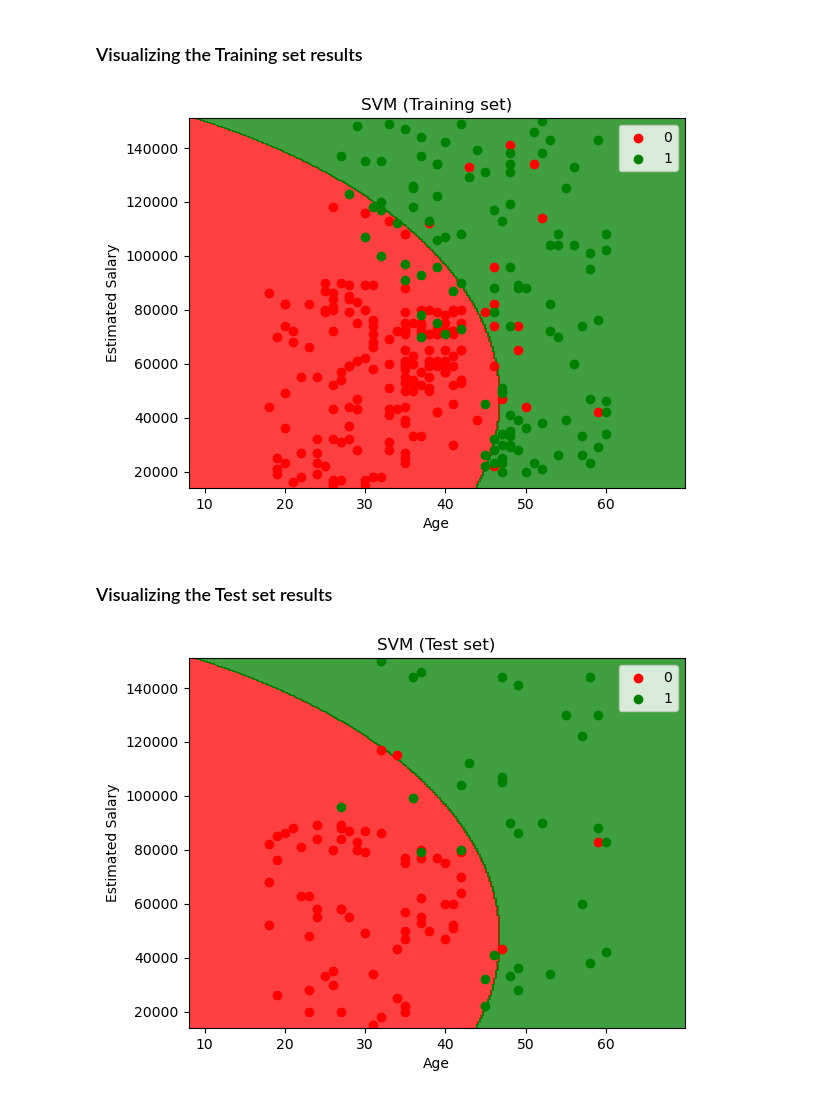
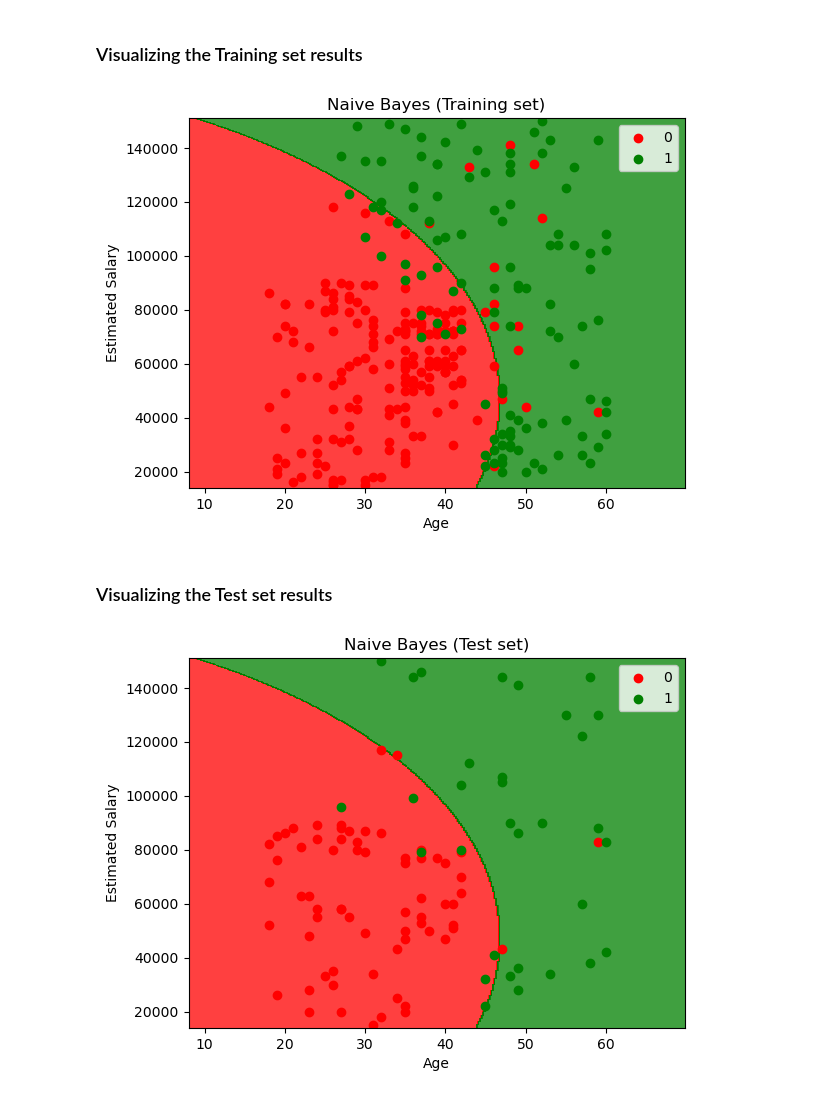
Before and after one commit to hossein-rahmati/ML-DL-practical-templates, a Jupyter notebook: Logistic-regression/Naive-Bayes.ipynb, the cells around one changed output. Saved outputs shown, nothing was run; the diff lists cells and outputs as text; code cells hidden in the pictures.

Commit message:
Modify Naive-Bayes.ipynb - Edit & fix plots title

```diff
--- a/Logistic-regression/Naive-Bayes.ipynb
+++ b/Logistic-regression/Naive-Bayes.ipynb
@@ -84,35 +84,35 @@ accuracy_score(y_test, y_pred)
 from matplotlib.colors import ListedColormap
 
 X_set, y_set = sc.inverse_transform(X_train), y_train
 X1, X2 = np.meshgrid(
     np.arange(start=X_set[:, 0].min() - 10, stop=X_set[:, 0].max() + 10, step=0.2),
     np.arange(start=X_set[:, 1].min() - 1000, stop=X_set[:, 1].max() + 1000, step=0.2),
 )
 plt.contourf(
     X1,
     X2,
     classifier.predict(sc.transform(np.array([X1.ravel(), X2.ravel()]).T)).reshape(
         X1.shape
     ),
     alpha=0.75,
     cmap=ListedColormap(("red", "green")),
 )
 plt.xlim(X1.min(), X1.max())
 plt.ylim(X2.min(), X2.max())
 for i, j in enumerate(np.unique(y_set)):
     plt.scatter(
         X_set[y_set == j, 0],
         X_set[y_set == j, 1],
         c=ListedColormap(("red", "green"))(i),
         label=j,
     )
-plt.title("SVM (Training set)")
+plt.title("Naive Bayes (Training set)")
 plt.xlabel("Age")
 plt.ylabel("Estimated Salary")
 plt.legend()
 plt.show()
 # %% [output]
-[figure, old version]
+[figure, new version]
 # %% [markdown]
 ### Visualizing the Test set results
 # %%
@@ -141,10 +141,10 @@ for i, j in enumerate(np.unique(y_set)):
         c=ListedColormap(("red", "green"))(i),
         label=j,
     )
-plt.title("SVM (Test set)")
+plt.title("Naive Bayes (Test set)")
 plt.xlabel("Age")
 plt.ylabel("Estimated Salary")
 plt.legend()
 plt.show()
 # %% [output]
-[figure, old version]
+[figure, new version]
```
